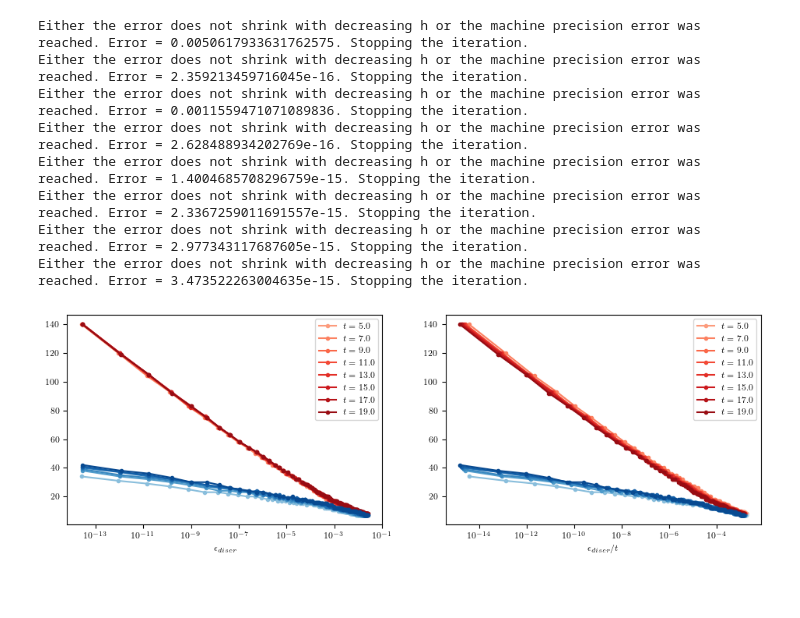
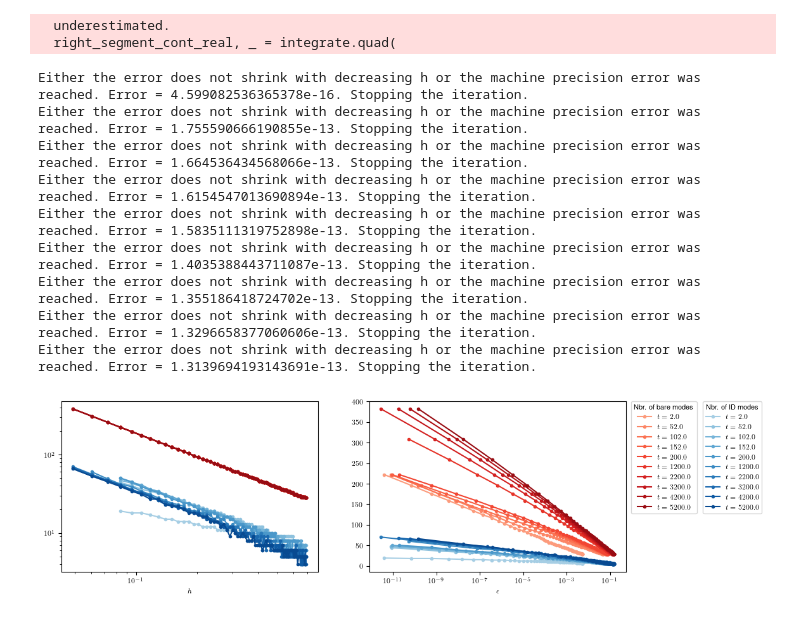
Before and after one commit to jthoenniss/RealTimeID, a Jupyter notebook: notebooks/collapse.ipynb, the cells around one changed output. Saved outputs shown, nothing was run; the diff lists cells and outputs as text; code cells hidden in the pictures; blank space fills up the shorter version.

```diff
--- a/notebooks/collapse.ipynb
+++ b/notebooks/collapse.ipynb
@@ -45,7 +47,7 @@ h_vals = np.log(
 nbr_iterations = len(h_vals)
 # %%
 #_______Evaluate the error between the dicrete-frequency approximation and the continous-frequency integral_____
-N_maxs = np.arange(50,200,20)
+N_maxs = np.concatenate((np.arange(20,2000,500),np.arange(2000,60000,10000)))
 delta_t = 0.1
 
 # create empty array in which to store DiscrError objects
@@ -55,15 +57,12 @@ discr_errors = np.empty(shape=(len(N_maxs),nbr_iterations), dtype=object)
 for tau, N_max in enumerate(N_maxs):
 
     cf.update_parameters(params, {"N_max": N_max})
+
     times = cf.set_time_grid(N_max=params["N_max"], delta_t= params["delta_t"])
 
     #_______Compute continuous integral results________
-    cont_integral = np.array(
-        [
-            cf.cont_integral(t, params["beta"], params["upper_cutoff"])
-            for t in times
-        ]
-    )  # array containing all values for the continuous integration result
+    cont_integral = np.array([cf.cont_integral(t, params["beta"], params["upper_cutoff"])for t in times])
+
 
     for i, h in enumerate(h_vals):
         cf.update_parameters(params, {"h": h})
@@ -72,7 +71,7 @@ for tau, N_max in enumerate(N_maxs):
             **params, cont_integral_init=cont_integral
         )  # DiscrError object which holds the error w.r.t. to the continous results, and all associated parameters.
 
-        discr_error.optimize()  # optimize values for m and n
+        #discr_error.optimize()  # optimize values for m and n
 
         #Exit the loop it error is below machine precision of if it does not keep shrinking with smaller h. Otherwise, append to array
 
@@ -84,17 +83,25 @@ for tau, N_max in enumerate(N_maxs):
         else:
             discr_errors[tau, i] = discr_error
 # %% [output]
-Either the error does not shrink with decreasing h or the machine precision error was reached. Error = 0.0050617933631762575. Stopping the iteration.
-Either the error does not shrink with decreasing h or the machine precision error was reached. Error = 2.359213459716045e-16. Stopping the iteration.
-Either the error does not shrink with decreasing h or the machine precision error was reached. Error = 0.0011559471071089836. Stopping the iteration.
-Either the error does not shrink with decreasing h or the machine precision error was reached. Error = 2.628488934202769e-16. Stopping the iteration.
-Either the error does not shrink with decreasing h or the machine precision error was reached. Error = 1.4004685708296759e-15. Stopping the iteration.
-Either the error does not shrink with decreasing h or the machine precision error was reached. Error = 2.3367259011691557e-15. Stopping the iteration.
-Either the error does not shrink with decreasing h or the machine precision error was reached. Error = 2.977343117687605e-15. Stopping the iteration.
-Either the error does not shrink with decreasing h or the machine precision error was reached. Error = 3.473522263004635e-15. Stopping the iteration.
+  underestimated.
+  right_segment_cont_real, _ = integrate.quad(
+Either the error does not shrink with decreasing h or the machine precision error was reached. Error = 4.599082536365378e-16. Stopping the iteration.
+Either the error does not shrink with decreasing h or the machine precision error was reached. Error = 1.755590666190855e-13. Stopping the iteration.
+Either the error does not shrink with decreasing h or the machine precision error was reached. Error = 1.664536434568066e-13. Stopping the iteration.
+Either the error does not shrink with decreasing h or the machine precision error was reached. Error = 1.6154547013690894e-13. Stopping the iteration.
+Either the error does not shrink with decreasing h or the machine precision error was reached. Error = 1.5835111319752898e-13. Stopping the iteration.
+Either the error does not shrink with decreasing h or the machine precision error was reached. Error = 1.4035388443711087e-13. Stopping the iteration.
+Either the error does not shrink with decreasing h or the machine precision error was reached. Error = 1.355186418724702e-13. Stopping the iteration.
+Either the error does not shrink with decreasing h or the machine precision error was reached. Error = 1.3296658377060606e-13. Stopping the iteration.
+Either the error does not shrink with decreasing h or the machine precision error was reached. Error = 1.3139694193143691e-13. Stopping the iteration.
 # %%
 #_____Evaluate the Real-time Kernel and its interpolative decomposition (ID)___
-D = np.array([[DlrKernel(discr_errors[tau,i]) for i in range (nbr_iterations)] for tau in range (len(N_maxs))]) # Use DiscrError object to initialize the kernel. This ensures that consistency of all parameters.
+nbr_taus = len(N_maxs)
+D = np.empty((nbr_taus, nbr_iterations), dtype=object)  # Pre-allocate the array
+
+for tau in range(nbr_taus):
+    for i in range(nbr_iterations):
+        D[tau, i] = DlrKernel(discr_errors[tau, i])
 # %%
 #_______Extract the data that we want to visualize below________
 errors, m_vals, n_vals, h_vals, ID_ranks = cf.create_numpy_arrays(D)
@@ -108,26 +115,30 @@ colors_orange = cmaps[1](np.linspace(0.35, 0.9, len(N_maxs)))
 # %%
 #_____Plot the number of modes versus the error and the discretization parameter h____
 fig, axs = plt.subplots(1, 2, figsize=(11.5, 3.5))
 for tau in range (len(N_maxs)):
-    mask = errors[tau] != 0.0#mask to filter values that are zero (i.e. no value avaliable)
-    axs[0].plot(errors[tau,mask],nbr_modes_total[tau,mask],color=colors_orange[tau],marker="o",linestyle="-",markersize=3, label = r'$t={}$'.format(N_maxs[tau] * delta_t))
-    axs[0].plot(errors[tau,mask], ID_ranks[tau,mask], color=colors_blue[tau], marker="o", linestyle="-", markersize=3)
+    mask = errors[tau] > 1.e-12#mask to filter values that are zero (i.e. no value avaliable)
+    axs[0].plot(h_vals[tau,mask],nbr_modes_total[tau,mask],color=colors_orange[tau],marker="o",linestyle="-",markersize=3, label = r'$t={}$'.format(N_maxs[tau] * delta_t))
+    axs[0].plot(h_vals[tau,mask], ID_ranks[tau,mask], color=colors_blue[tau], marker="o", linestyle="-", markersize=3)
 
-axs[0].set_xlabel(r"$\epsilon_{discr}$")
-#axs[0].text(1.e-8, 30, "Red: m+n,\n Blue: ID-rank")
-axs[0].legend()
+    axs[1].plot(errors[tau,mask],nbr_modes_total[tau,mask] ,color=colors_orange[tau],marker="o",linestyle="-",markersize=3)
+    axs[1].plot(errors[tau,mask], ID_ranks[tau,mask], color=colors_blue[tau], marker="o", linestyle="-", markersize=3, label = r'$t={}$'.format(N_maxs[tau]* delta_t))
+
+#x = np.linspace(1.e-8, 1.e-1)
+#axs[1].plot(x, 17 * np.log(1/x), color='black', linestyle="dotted")
+
+axs[0].set_xlabel(r"$h$")
 axs[0].set_xscale("log")
+axs[0].set_yscale("log")
+axs[1].set_xlabel(r"$\epsilon$")
 
-for tau in range (len(N_maxs)):
-    mask = errors[tau] != 0.0#mask to filter values that are zero (i.e. no value avaliable)
-    axs[1].plot(errors[tau,mask]/(N_maxs[tau] * delta_t),nbr_modes_total[tau,mask],color=colors_orange[tau],marker="o",linestyle="-",markersize=3, label = r'$t={}$'.format(N_maxs[tau]* delta_t))
-    axs[1].plot(errors[tau,mask]/(N_maxs[tau] * delta_t), ID_ranks[tau,mask], color=colors_blue[tau], marker="o", linestyle="-", markersize=3)
-
-axs[1].set_xlabel(r"$\epsilon_{discr} / t$")
-#axs[1].text(1.e-8, 30, "Red: m+n,\n Blue: ID-rank")
-axs[1].legend()
 axs[1].set_xscale("log")
 
-#plt.savefig("./plots/collapse.pdf", bbox_inches='tight')
+
+# Create legends and place them outside the rightmost subplot
+legend1 = axs[0].legend(title='Nbr. of bare modes', loc='upper left', bbox_to_anchor=(2.22, 1), borderaxespad=0.)
+legend2 = axs[1].legend(title='Nbr. of ID modes', loc='upper left', bbox_to_anchor=(1.3, 1), borderaxespad=0.)
+
+
+plt.savefig("../plots/collapse.pdf", bbox_inches='tight')
 # %% [output]
-[figure, old version]
+[figure, new version]
```
Also changed, not shown: parts of 2 cells of this notebook, 1 other file.
